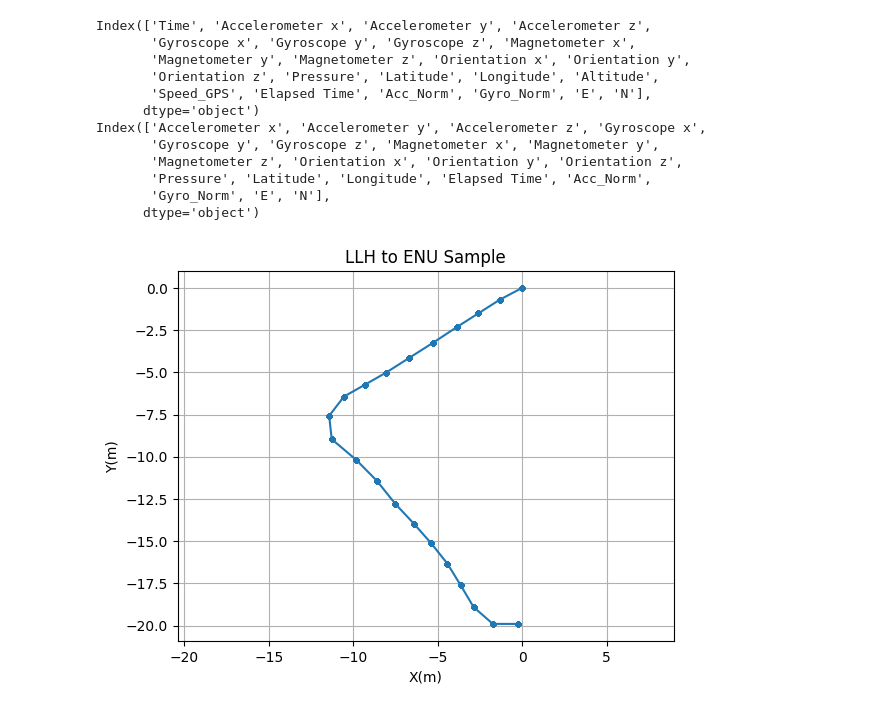
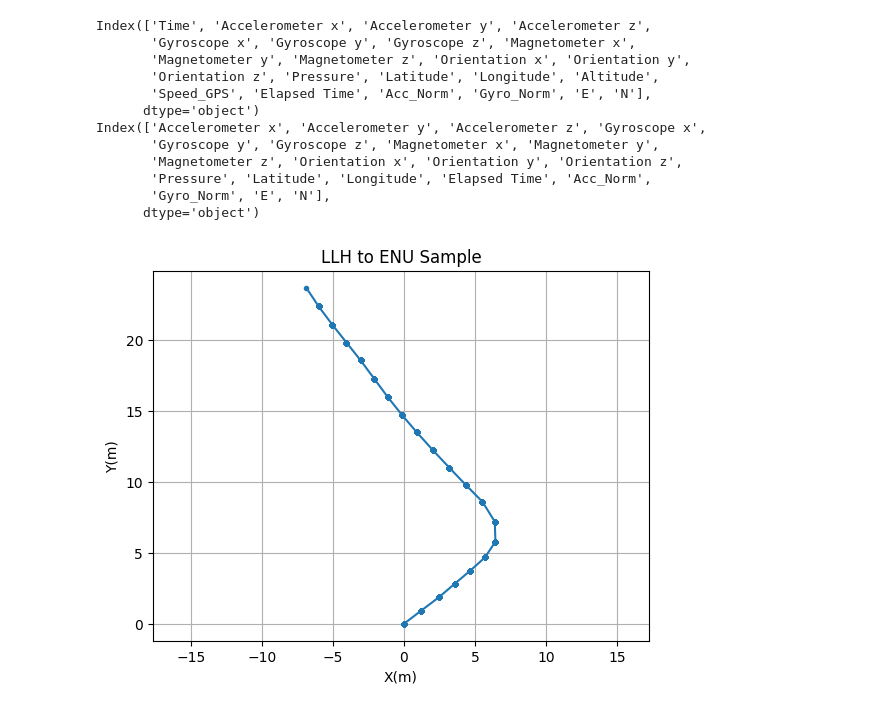
Before and after one commit to GitBosung/AI-PDR_GPS-GT, a Jupyter notebook: test.ipynb, the cells around one changed output. Saved outputs shown, nothing was run; the diff lists cells and outputs as text; code cells hidden in the pictures.

```diff
--- a/test.ipynb
+++ b/test.ipynb
@@ -100,35 +100,36 @@ def load_and_preprocess_csv(path, skiprows=0):
 
     return df, df_ori_e, df_ori_n
 
-file_path1 = 'data/learn_data/Soccer_looking1.csv'
+#file_path1 = 'data/learn_data/Soccer_looking1.csv'
+file_path1 = 'data/learn_data/Basket_1.csv'
 df1,df1_e, df1_n = load_and_preprocess_csv(file_path1, skiprows=300)
 print(df1.columns)
 df1.drop('Time', axis=1, inplace=True)
 df1.drop('Speed_GPS', axis=1, inplace=True)
 df1.drop('Altitude', axis=1, inplace=True)
 print(df1.columns)
 
 plt.plot(df1['E'][:1000], df1['N'][:1000], '.-')
 plt.xlabel('X(m)')
 plt.ylabel('Y(m)')
 plt.title('LLH to ENU Sample')
 plt.grid()
 plt.axis('equal')
 plt.show()
 # %% [output]
 Index(['Time', 'Accelerometer x', 'Accelerometer y', 'Accelerometer z',
        'Gyroscope x', 'Gyroscope y', 'Gyroscope z', 'Magnetometer x',
        'Magnetometer y', 'Magnetometer z', 'Orientation x', 'Orientation y',
        'Orientation z', 'Pressure', 'Latitude', 'Longitude', 'Altitude',
        'Speed_GPS', 'Elapsed Time', 'Acc_Norm', 'Gyro_Norm', 'E', 'N'],
       dtype='object')
 Index(['Accelerometer x', 'Accelerometer y', 'Accelerometer z', 'Gyroscope x',
        'Gyroscope y', 'Gyroscope z', 'Magnetometer x', 'Magnetometer y',
        'Magnetometer z', 'Orientation x', 'Orientation y', 'Orientation z',
        'Pressure', 'Latitude', 'Longitude', 'Elapsed Time', 'Acc_Norm',
        'Gyro_Norm', 'E', 'N'],
       dtype='object')
-[figure, old version]
+[figure, new version]
 # %%
 import numpy as np
 import math
```
Also changed, not shown: parts of 4 cells of this notebook, 38 other files.
